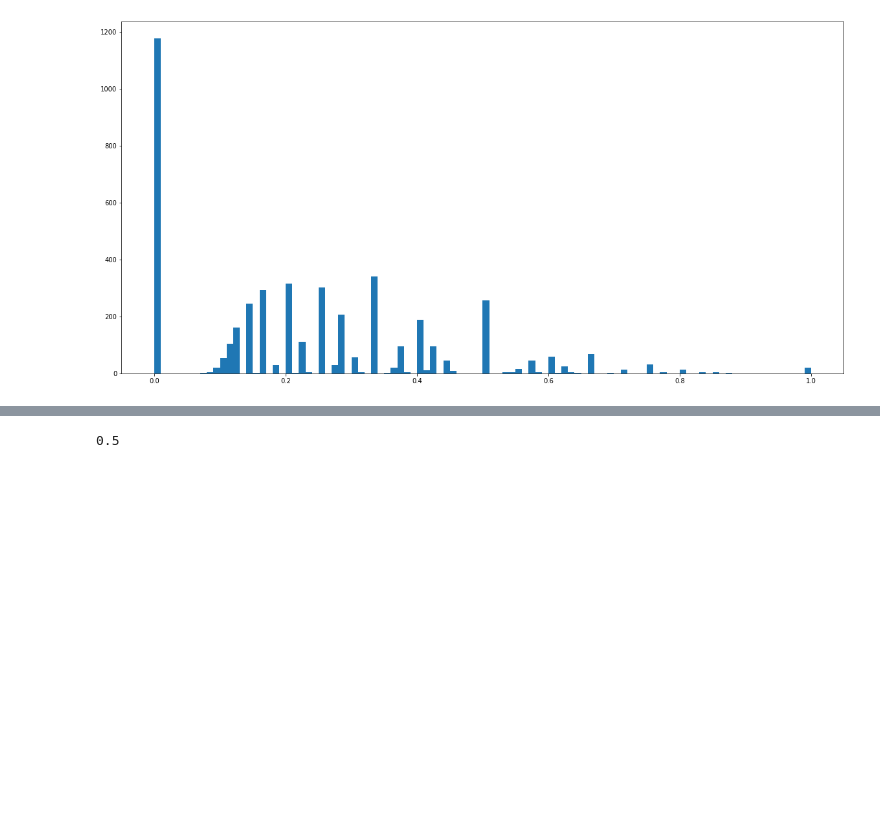
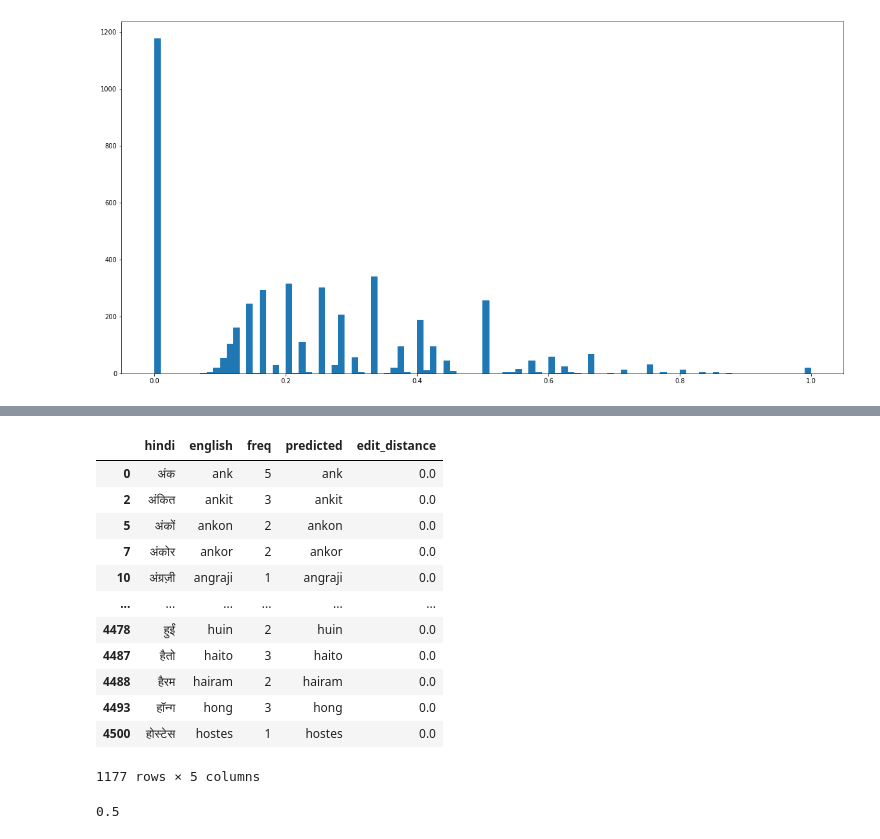
Before and after one commit to rajashekar/colab, a Jupyter notebook: Transliterate_plain.ipynb, the cells around one changed output, grey strips where cells are left out. Cells and saved outputs as stored; diff of their text form; code cells hidden in the pictures; blank space fills up the shorter version.

```diff
--- a/Transliterate_plain.ipynb
+++ b/Transliterate_plain.ipynb
@@ -736,3 +756,19 @@ plt.hist(edit_dist, bins=np.arange(min(edit_dist), max(edit_dist)+0.01, step=0.0
+# %%
+dakshina_test_df[dakshina_test_df['edit_distance'] == 0.0]
+# %% [output]
+|  | hindi | english | freq | predicted | edit_distance |
+| 0 | अंक | ank | 5 | ank | 0.0 |
+| 2 | अंकित | ankit | 3 | ankit | 0.0 |
+| 5 | अंकों | ankon | 2 | ankon | 0.0 |
+| 7 | अंकोर | ankor | 2 | ankor | 0.0 |
+| 10 | अंग्रज़ी | angraji | 1 | angraji | 0.0 |
+| ... | ... | ... | ... | ... | ... |
+| 4478 | हुईं | huin | 2 | huin | 0.0 |
+| 4487 | हैतो | haito | 3 | haito | 0.0 |
+| 4488 | हैरम | hairam | 2 | hairam | 0.0 |
+| 4493 | हॉन्ग | hong | 3 | hong | 0.0 |
+| 4500 | होस्टेस | hostes | 1 | hostes | 0.0 |
+1177 rows × 5 columns
 # %%
 t1 = tf.sparse.from_dense(tf.expand_dims(tf.strings.bytes_split('xyz'), axis=0))
 t2 = tf.sparse.from_dense(tf.expand_dims(tf.strings.bytes_split('xy'), axis=0))
```
Also changed, not shown: parts of 1 cell of this notebook.
